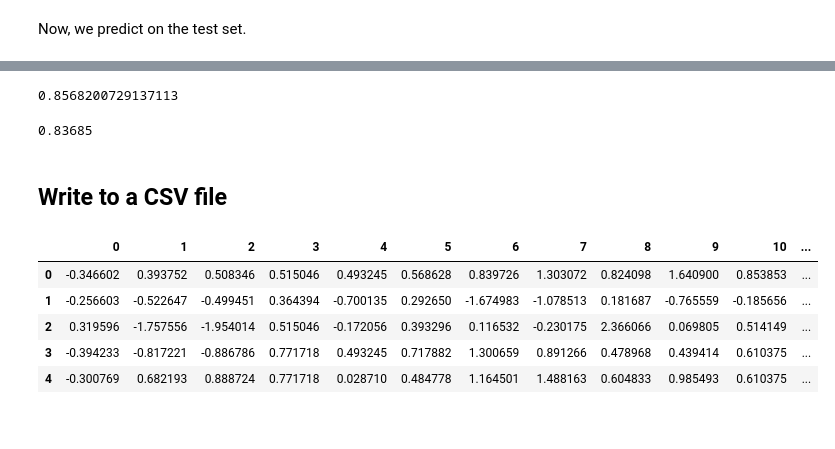
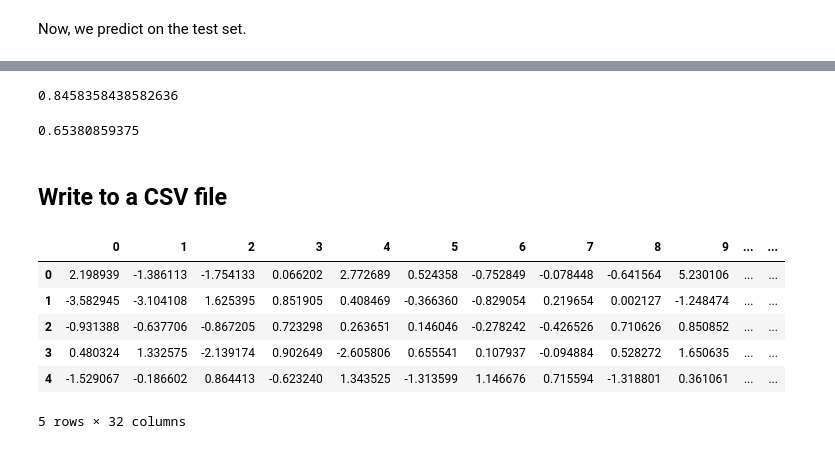
Before and after one commit to arkandzprogaming/openfhe-logistic-regression-credit-scoring, a Jupyter notebook: py_scripts/credit_score_logreg.ipynb, the cells around one changed output, grey strips where cells are left out. Drawn from its saved outputs; the diff is of its cells as text; code cells hidden in the pictures.

```diff
--- a/py_scripts/credit_score_logreg.ipynb
+++ b/py_scripts/credit_score_logreg.ipynb
@@ -38,7 +41,7 @@ def slice_split(X, y, num_samples, compare_to_r_ref):
     y = y.to_numpy()[:num_samples]
 
     ## Split into training and test set
-    X_train, X_test, y_train, y_test = train_test_split(X, y, test_size=0.2, random_state=1332)
+    X_train, X_test, y_train, y_test = train_test_split(X, y, test_size=0.5, random_state=1332)
 
     print(f"Train X shape is: {X_train.shape}")
     print(f"Train Y shape is: {y_train.shape}")
@@ -302,10 +311,10 @@ y.shape
 ## Preparing data for training
 # %%
 ## NUM_SAMPLES is the combination of all sets (NUM_TRAINING + NUM_TEST)
-NUM_SAMPLES = -1
+NUM_SAMPLES = 8192
 COMPARE_TO_R_REF = False
-lr = 0.1
-mu = 0.1
+lr = 0.001
+mu = 0.5
 
 ## Slice data into NumPy arrays and split into training and test sets
 X_train, X_test, y_train, y_test = slice_split(
@@ -331,0 +347,21 @@ n
+# %%
+from sklearn.decomposition import PCA
+
+def apply_pca(X_train, X_test, n_components):
+    pca = PCA(n_components=n_components)
+    X_train_pca = pca.fit_transform(X_train)
+    X_test_pca = pca.transform(X_test)
+
+    print(f"Explained variance ratio: {pca.explained_variance_ratio_}")
+    print(f"Number of components after PCA: {X_train_pca.shape[1]}")
+
+    return X_train_pca, X_test_pca
+# %%
+X_train, X_test = apply_pca(X_train, X_test, n_components=32)
+
+## n = num_of_features
+n = X_train.shape[1]
+print(f"n = {n}")
+
+# Same shape as Marcelo's reference code
+betas = np.zeros((n, ))
@@ -554,11 +606,11 @@ print(f1_score(y_test, y_test_hat))
 # %%
 print(roc_auc_score(y_test, pred))
 # %% [output]
-0.8568200729137113
+0.8458358438582636
 # %%
 print(accuracy_score(y_test, y_test_hat))
 # %% [output]
-0.83685
+0.65380859375
 # %% [markdown]
 ## Write to a CSV file
 # %%
@@ -576,11 +628,12 @@ y_test_csv.to_csv("../cscore_data/y_test_20000.csv", index=False)
 # %%
 del X
 # %%
-X_train_csv[X_train_csv.columns[:15]].head()
+X_train_csv[X_train_csv.columns[:]].head()
 # %% [output]
-|  | 0 | 1 | 2 | 3 | 4 | 5 | 6 | 7 | 8 | 9 | 10 | ... |
-| 0 | -0.346602 | 0.393752 | 0.508346 | 0.515046 | 0.493245 | 0.568628 | 0.839726 | 1.303072 | 0.824098 | 1.640900 | 0.853853 | ... |
-| 1 | -0.256603 | -0.522647 | -0.499451 | 0.364394 | -0.700135 | 0.292650 | -1.674983 | -1.078513 | 0.181687 | -0.765559 | -0.185656 | ... |
-| 2 | 0.319596 | -1.757556 | -1.954014 | 0.515046 | -0.172056 | 0.393296 | 0.116532 | -0.230175 | 2.366066 | 0.069805 | 0.514149 | ... |
-| 3 | -0.394233 | -0.817221 | -0.886786 | 0.771718 | 0.493245 | 0.717882 | 1.300659 | 0.891266 | 0.478968 | 0.439414 | 0.610375 | ... |
-| 4 | -0.300769 | 0.682193 | 0.888724 | 0.771718 | 0.028710 | 0.484778 | 1.164501 | 1.488163 | 0.604833 | 0.985493 | 0.610375 | ... |
+|  | 0 | 1 | 2 | 3 | 4 | 5 | 6 | 7 | 8 | 9 | ... | ... |
+| 0 | 2.198939 | -1.386113 | -1.754133 | 0.066202 | 2.772689 | 0.524358 | -0.752849 | -0.078448 | -0.641564 | 5.230106 | ... | ... |
+| 1 | -3.582945 | -3.104108 | 1.625395 | 0.851905 | 0.408469 | -0.366360 | -0.829054 | 0.219654 | 0.002127 | -1.248474 | ... | ... |
+| 2 | -0.931388 | -0.637706 | -0.867205 | 0.723298 | 0.263651 | 0.146046 | -0.278242 | -0.426526 | 0.710626 | 0.850852 | ... | ... |
+| 3 | 0.480324 | 1.332575 | -2.139174 | 0.902649 | -2.605806 | 0.655541 | 0.107937 | -0.094884 | 0.528272 | 1.650635 | ... | ... |
+| 4 | -1.529067 | -0.186602 | 0.864413 | -0.623240 | 1.343525 | -1.313599 | 1.146676 | 0.715594 | -1.318801 | 0.361061 | ... | ... |
+5 rows × 32 columns
```
Also changed, not shown: parts of 24 cells of this notebook, 1 other file.
